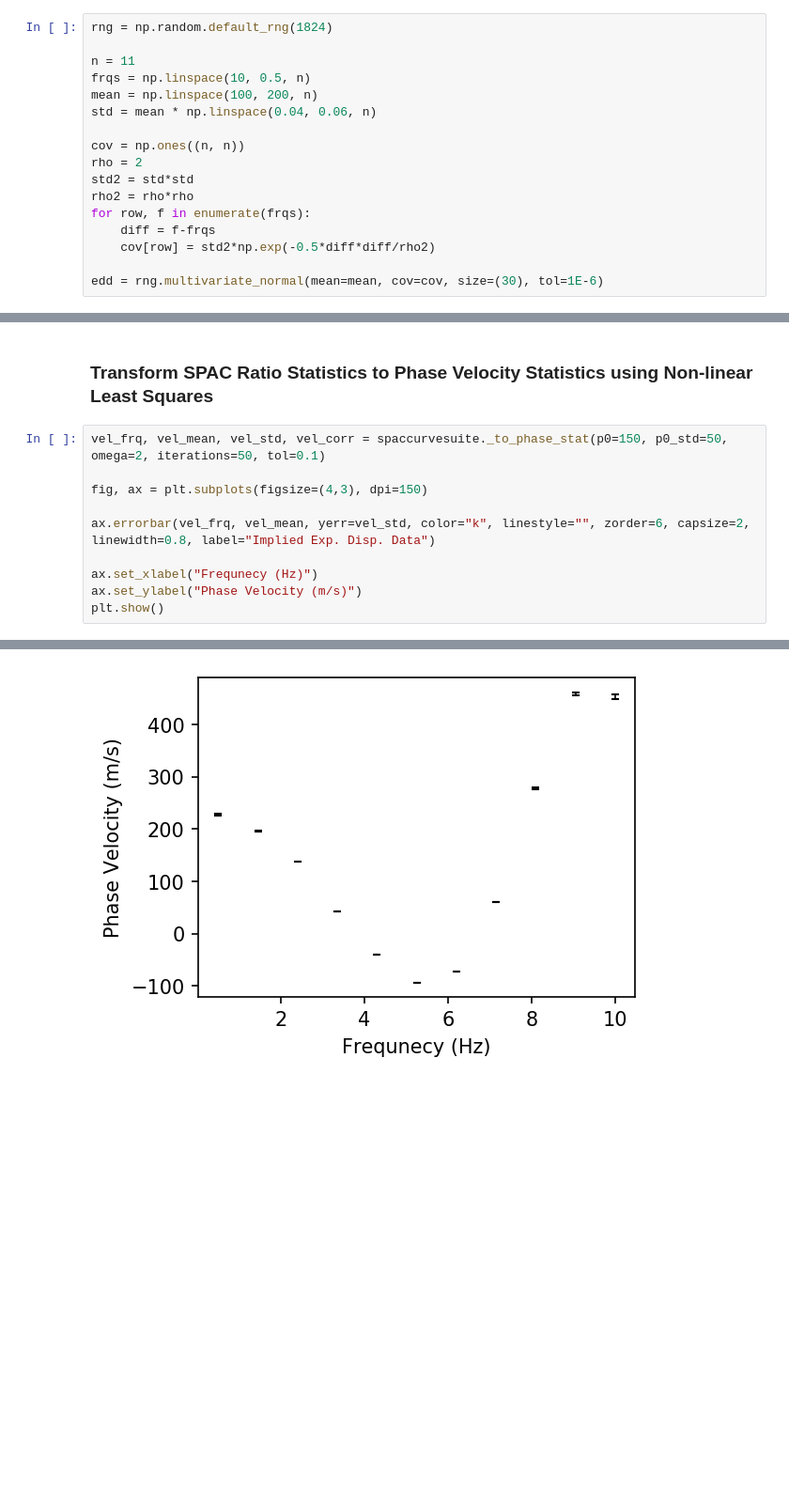
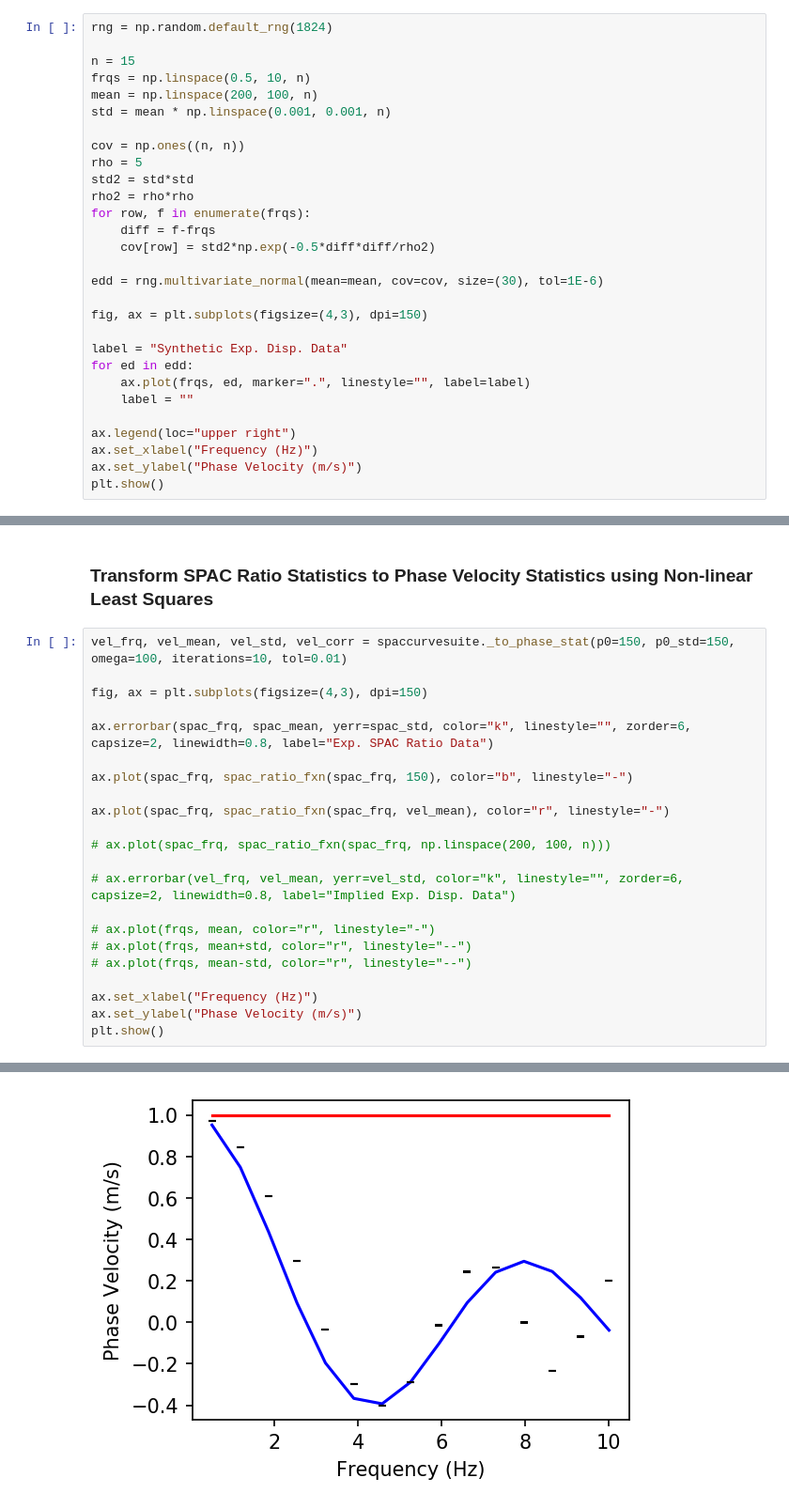
Before and after one commit to jpvantassel/swprocess, a Jupyter notebook: examples/other/mspac_procedure.ipynb, the cells around one changed output, grey strips where cells are left out. Shown at 94% size. Saved outputs shown, nothing was run; the diff lists cells and outputs as text; blank space fills up the shorter version.

```diff
--- a/examples/other/mspac_procedure.ipynb
+++ b/examples/other/mspac_procedure.ipynb
@@ -15,13 +17,13 @@ import swprocess
 # %%
 rng = np.random.default_rng(1824)
 
-n = 11
-frqs = np.linspace(10, 0.5, n)
-mean = np.linspace(100, 200, n)
-std = mean * np.linspace(0.04, 0.06, n)
+n = 15
+frqs = np.linspace(0.5, 10, n)
+mean = np.linspace(200, 100, n)
+std = mean * np.linspace(0.001, 0.001, n)
 
 cov = np.ones((n, n))
-rho = 2
+rho = 5
 std2 = std*std
 rho2 = rho*rho
 for row, f in enumerate(frqs):
@@ -29,3 +31,15 @@ for row, f in enumerate(frqs):
     cov[row] = std2*np.exp(-0.5*diff*diff/rho2)
 
 edd = rng.multivariate_normal(mean=mean, cov=cov, size=(30), tol=1E-6)
+
+fig, ax = plt.subplots(figsize=(4,3), dpi=150)
+
+label = "Synthetic Exp. Disp. Data"
+for ed in edd:
+    ax.plot(frqs, ed, marker=".", linestyle="", label=label)
+    label = ""
+
+ax.legend(loc="upper right")
+ax.set_xlabel("Frequency (Hz)")
+ax.set_ylabel("Phase Velocity (m/s)")
+plt.show()
@@ -93,13 +96,25 @@ plt.show()
 # %% [markdown]
 ### Transform SPAC Ratio Statistics to Phase Velocity Statistics using Non-linear Least Squares
 # %%
-vel_frq, vel_mean, vel_std, vel_corr = spaccurvesuite._to_phase_stat(p0=150, p0_std=50, omega=2, iterations=50, tol=0.1)
+vel_frq, vel_mean, vel_std, vel_corr = spaccurvesuite._to_phase_stat(p0=150, p0_std=150, omega=100, iterations=10, tol=0.01)
 
 fig, ax = plt.subplots(figsize=(4,3), dpi=150)
 
-ax.errorbar(vel_frq, vel_mean, yerr=vel_std, color="k", linestyle="", zorder=6, capsize=2, linewidth=0.8, label="Implied Exp. Disp. Data")
+ax.errorbar(spac_frq, spac_mean, yerr=spac_std, color="k", linestyle="", zorder=6, capsize=2, linewidth=0.8, label="Exp. SPAC Ratio Data")
 
-ax.set_xlabel("Frequnecy (Hz)")
+ax.plot(spac_frq, spac_ratio_fxn(spac_frq, 150), color="b", linestyle="-")
+
+ax.plot(spac_frq, spac_ratio_fxn(spac_frq, vel_mean), color="r", linestyle="-")
+
+# ax.plot(spac_frq, spac_ratio_fxn(spac_frq, np.linspace(200, 100, n)))
+
+# ax.errorbar(vel_frq, vel_mean, yerr=vel_std, color="k", linestyle="", zorder=6, capsize=2, linewidth=0.8, label="Implied Exp. Disp. Data")
+
+# ax.plot(frqs, mean, color="r", linestyle="-")
+# ax.plot(frqs, mean+std, color="r", linestyle="--")
+# ax.plot(frqs, mean-std, color="r", linestyle="--")
+
+ax.set_xlabel("Frequency (Hz)")
 ax.set_ylabel("Phase Velocity (m/s)")
 plt.show()
 # %% [output]
@@ -107 +132 @@ plt.show()
-[figure, old version]
+[figure, new version]
```
Also changed, not shown: parts of 7 cells of this notebook, 1 other file.
